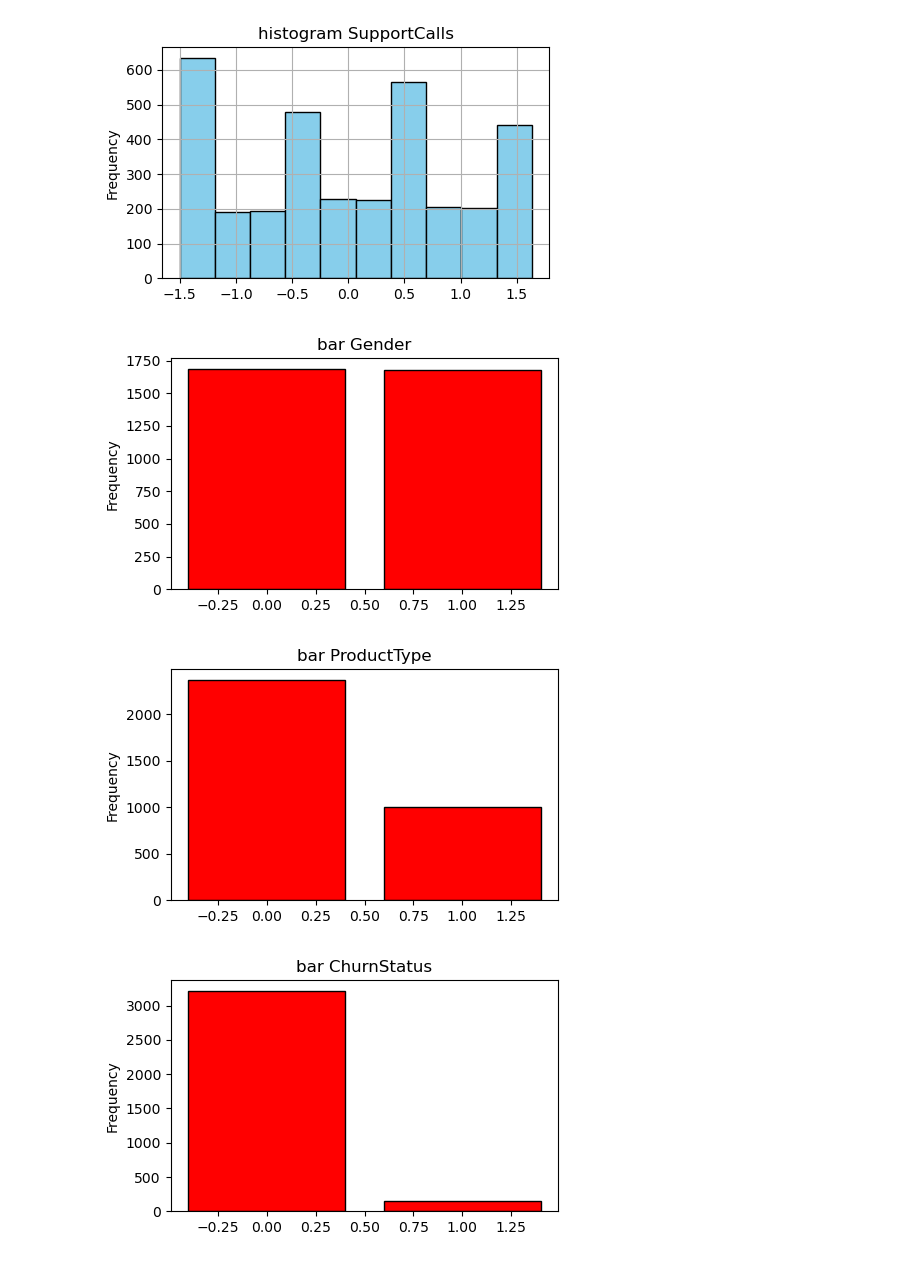
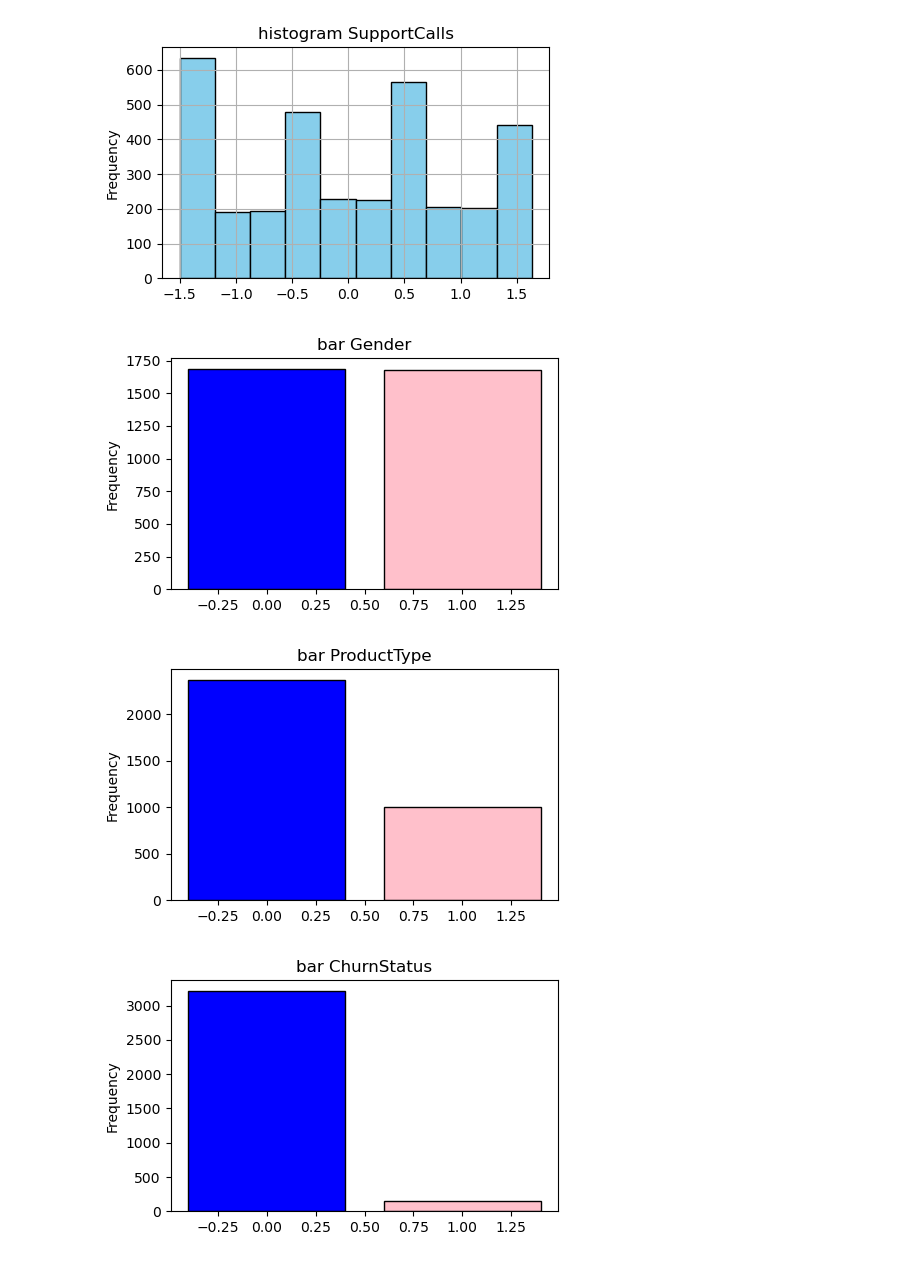
Before and after one commit to Anasbarghouthi/machine-learning, a Jupyter notebook: Assignment.ipynb, the cells around one changed output. Saved outputs shown, nothing was run; the diff lists cells and outputs as text; code cells hidden in the pictures.

```diff
--- a/Assignment.ipynb
+++ b/Assignment.ipynb
@@ -159,18 +159,18 @@ for col in numeric_features:
 # %%
 
 categorical_features =  ['Gender' , 'ProductType' , 'ChurnStatus' ]
 
 for col in categorical_features:
     plt.figure(figsize=(5, 3))
     counts = df[col].value_counts()
-    plt.bar(counts.index, counts.values, color='red', edgecolor='black')
+    plt.bar(counts.index, counts.values, color=['blue', 'pink'], edgecolor='black')
     plt.title(f"bar {col}")
     plt.ylabel("Frequency")
     plt.show()
 # %% [output]
-[figure, old version]
+[figure, new version]
-[figure, old version]
+[figure, new version]
-[figure, old version]
+[figure, new version]
 # %%
 
 for col in numeric_features :
```
Also changed, not shown: parts of 5 cells of this notebook.
